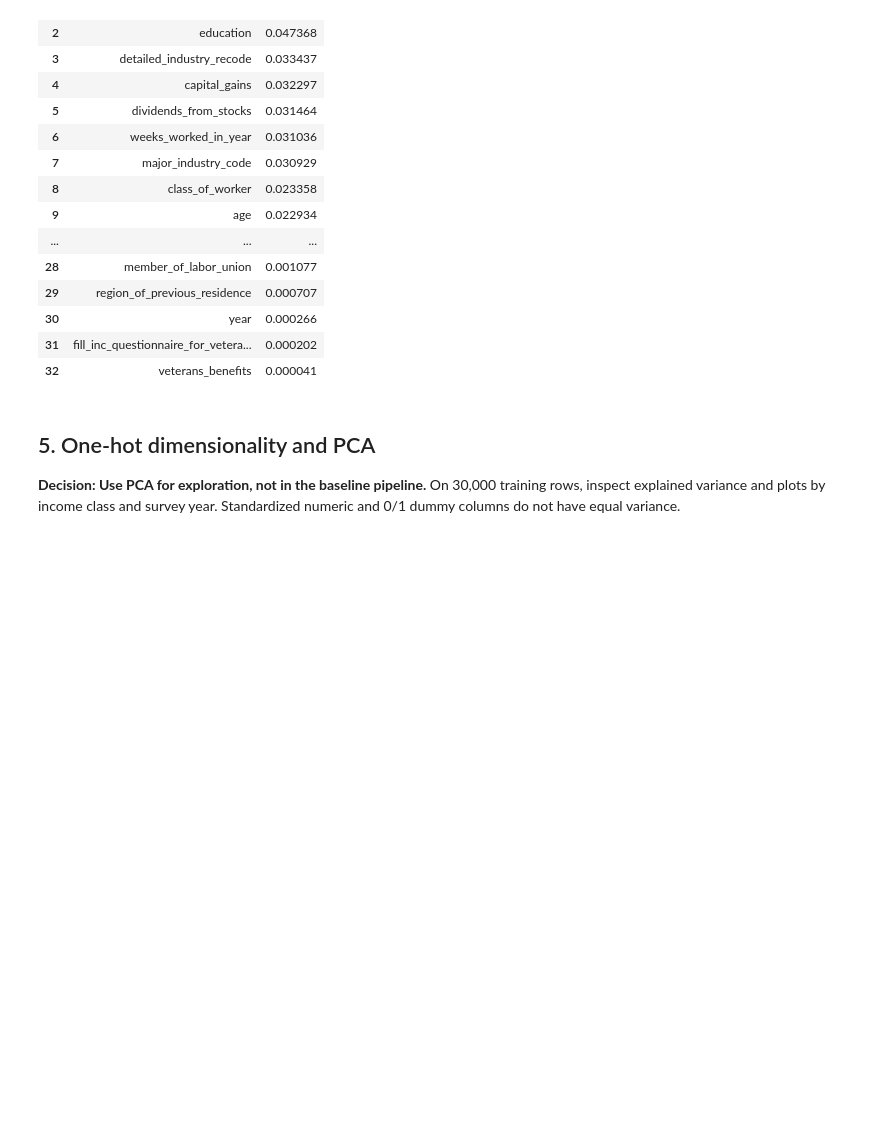
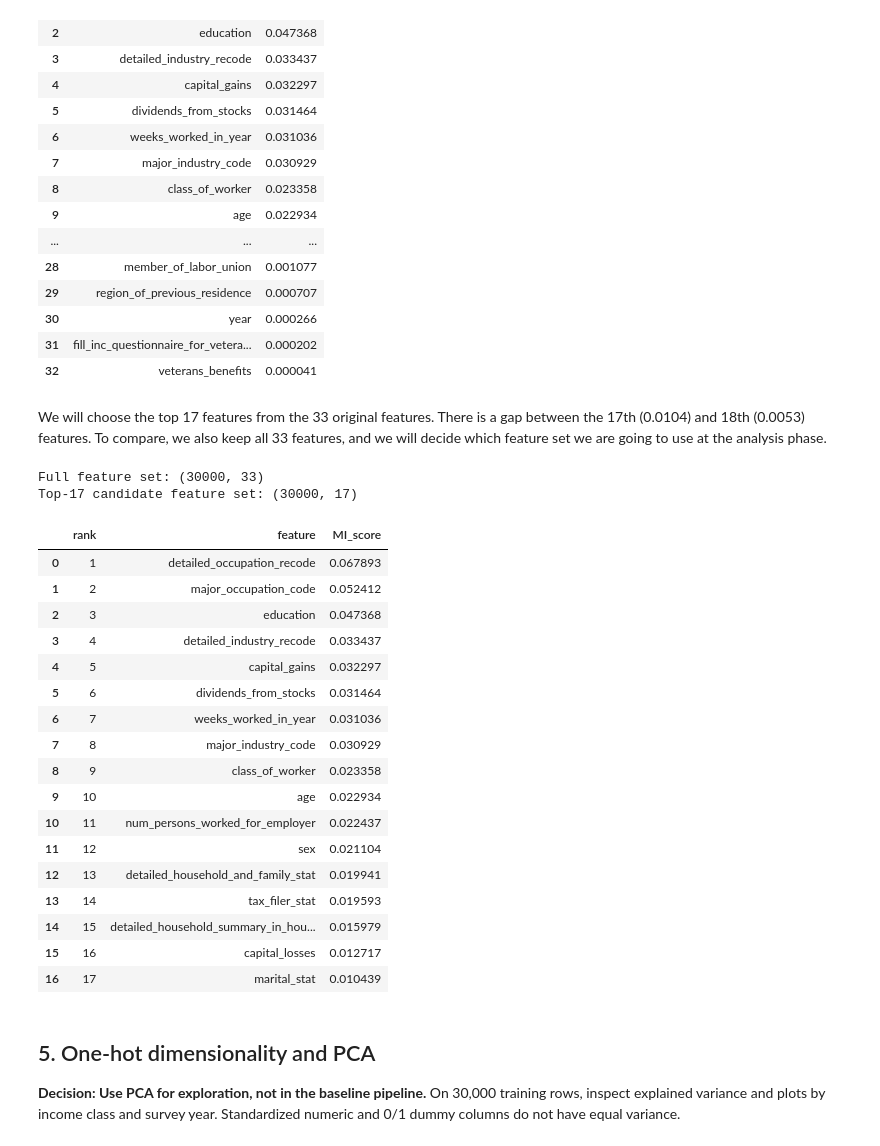
Before and after one commit to fleur0121/CMPT455-project-Nagano, a Jupyter notebook: notebooks/02_preprocessing.ipynb, the cells around one changed output. Drawn from its saved outputs; the diff is of its cells as text; code cells hidden in the pictures; blank space fills up the shorter version.

Commit message:
feature selection top half

```diff
--- a/notebooks/02_preprocessing.ipynb
+++ b/notebooks/02_preprocessing.ipynb
@@ -164,6 +164,38 @@ display(mi_ranking)
 | 30 | year | 0.000266 |
 | 31 | fill_inc_questionnaire_for_vetera... | 0.000202 |
 | 32 | veterans_benefits | 0.000041 |
+# %% [markdown]
+We will choose the top 17 features from the 33 original features. There is a gap between the 17th (0.0104) and 18th (0.0053) features. To compare, we also keep all 33 features, and we will decide which feature set we are going to use at the analysis phase.
+# %%
+candidate_k = 17
+full_33 = select_features(X_dev, include_migration=False).copy()
+candidate_features = mi_ranking.head(candidate_k)["feature"].tolist()
+candidate_17 = full_33.loc[:, candidate_features].copy()
+assert full_33.shape[1] == 33 and candidate_17.shape[1] == candidate_k
+print(f"Full feature set: {full_33.shape}")
+print(f"Top-{candidate_k} candidate feature set: {candidate_17.shape}")
+display(mi_ranking.head(candidate_k).assign(rank=range(1, candidate_k + 1))[["rank", "feature", "MI_score"]])
+# %% [output]
+Full feature set: (30000, 33)
+Top-17 candidate feature set: (30000, 17)
+|  | rank | feature | MI_score |
+| 0 | 1 | detailed_occupation_recode | 0.067893 |
+| 1 | 2 | major_occupation_code | 0.052412 |
+| 2 | 3 | education | 0.047368 |
+| 3 | 4 | detailed_industry_recode | 0.033437 |
+| 4 | 5 | capital_gains | 0.032297 |
+| 5 | 6 | dividends_from_stocks | 0.031464 |
+| 6 | 7 | weeks_worked_in_year | 0.031036 |
+| 7 | 8 | major_industry_code | 0.030929 |
+| 8 | 9 | class_of_worker | 0.023358 |
+| 9 | 10 | age | 0.022934 |
+| 10 | 11 | num_persons_worked_for_employer | 0.022437 |
+| 11 | 12 | sex | 0.021104 |
+| 12 | 13 | detailed_household_and_family_stat | 0.019941 |
+| 13 | 14 | tax_filer_stat | 0.019593 |
+| 14 | 15 | detailed_household_summary_in_hou... | 0.015979 |
+| 15 | 16 | capital_losses | 0.012717 |
+| 16 | 17 | marital_stat | 0.010439 |
 # %% [markdown]
 ## 5. One-hot dimensionality and PCA
 
```
Also changed, not shown: parts of 2 cells of this notebook, 11 other files.
